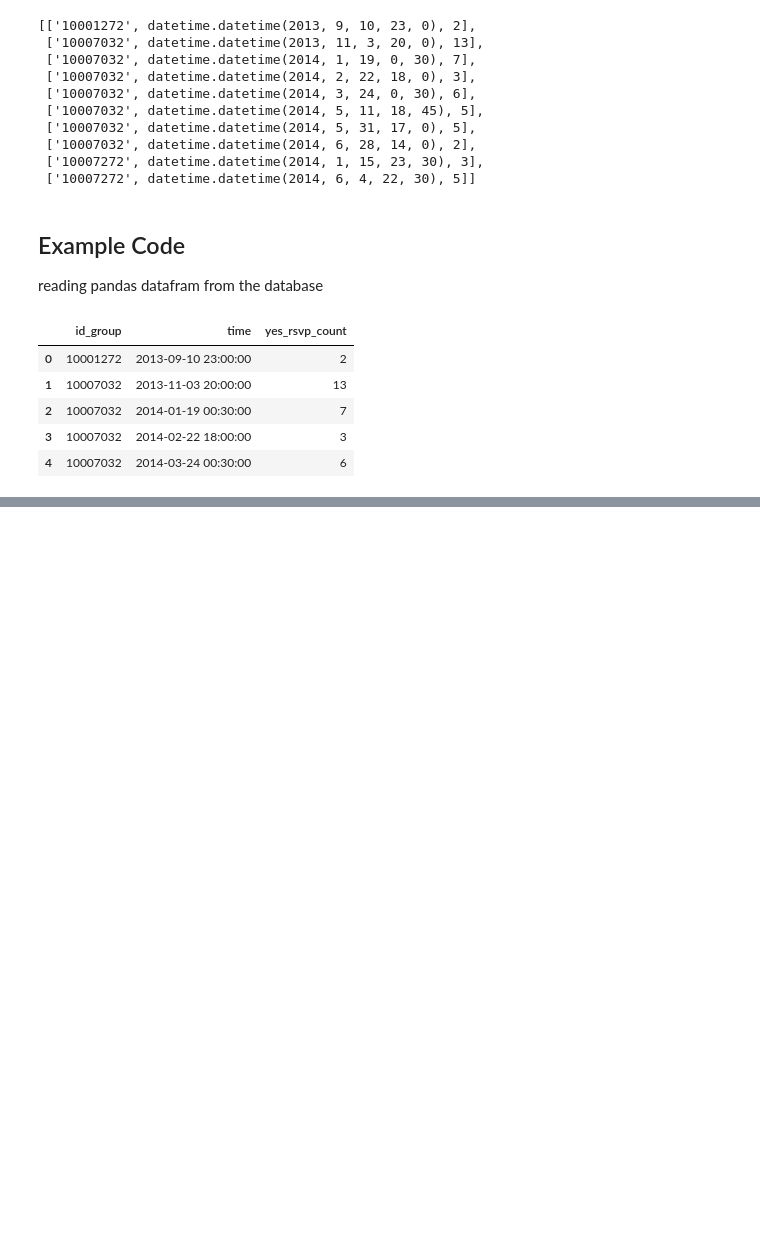
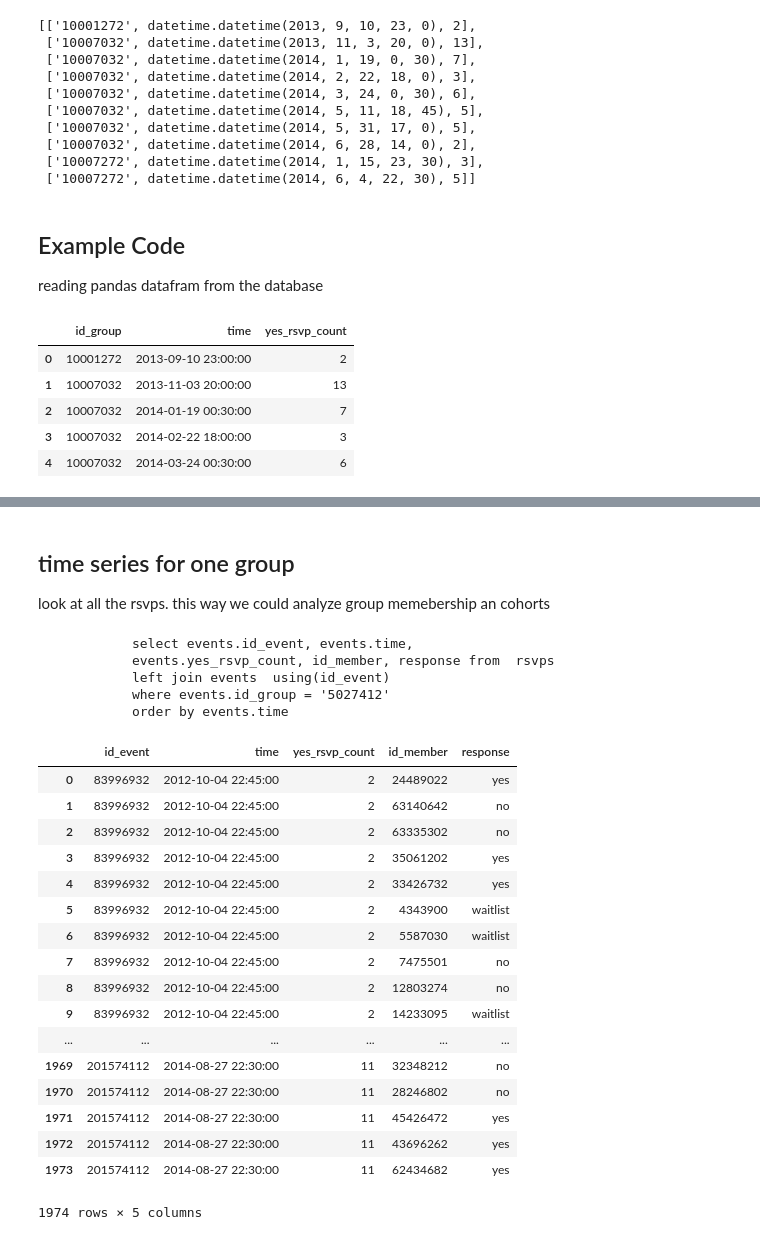
Before and after one commit to NYU-CS6313-Projects/meetupEVO, a Jupyter notebook: 30-lifetime-of-a-group/timeseries from database.ipynb, the cells around one changed output, grey strips where cells are left out. Cells and saved outputs as stored; diff of their text form; code cells hidden in the pictures; blank space fills up the shorter version.

```diff
--- a/30-lifetime-of-a-group/timeseries from database.ipynb
+++ b/30-lifetime-of-a-group/timeseries from database.ipynb
@@ -155,0 +80,42 @@ We have 5364618 rsvps for 604390 distinct events in this database
+# %% [markdown]
+## time series for one group
+
+look at all the rsvps. this way we could analyze
+group memebership an cohorts
+# %%
+id_group = "5027412"
+
+sql = db_cursor.mogrify("""
+            select events.id_event, events.time,
+            events.yes_rsvp_count, id_member, response from  rsvps
+            left join events  using(id_event)
+            where events.id_group = %(id_group)s
+            order by events.time
+            """, {"id_group": id_group})
+print sql
+df_rsvps = pd.read_sql(sql, db_conn)
+df_rsvps
+# %% [output]
+            select events.id_event, events.time,
+            events.yes_rsvp_count, id_member, response from  rsvps
+            left join events  using(id_event)
+            where events.id_group = '5027412'
+            order by events.time
+|  | id_event | time | yes_rsvp_count | id_member | response |
+| 0 | 83996932 | 2012-10-04 22:45:00 | 2 | 24489022 | yes |
+| 1 | 83996932 | 2012-10-04 22:45:00 | 2 | 63140642 | no |
+| 2 | 83996932 | 2012-10-04 22:45:00 | 2 | 63335302 | no |
+| 3 | 83996932 | 2012-10-04 22:45:00 | 2 | 35061202 | yes |
+| 4 | 83996932 | 2012-10-04 22:45:00 | 2 | 33426732 | yes |
+| 5 | 83996932 | 2012-10-04 22:45:00 | 2 | 4343900 | waitlist |
+| 6 | 83996932 | 2012-10-04 22:45:00 | 2 | 5587030 | waitlist |
+| 7 | 83996932 | 2012-10-04 22:45:00 | 2 | 7475501 | no |
+| 8 | 83996932 | 2012-10-04 22:45:00 | 2 | 12803274 | no |
+| 9 | 83996932 | 2012-10-04 22:45:00 | 2 | 14233095 | waitlist |
+| ... | ... | ... | ... | ... | ... |
+| 1969 | 201574112 | 2014-08-27 22:30:00 | 11 | 32348212 | no |
+| 1970 | 201574112 | 2014-08-27 22:30:00 | 11 | 28246802 | no |
+| 1971 | 201574112 | 2014-08-27 22:30:00 | 11 | 45426472 | yes |
+| 1972 | 201574112 | 2014-08-27 22:30:00 | 11 | 43696262 | yes |
+| 1973 | 201574112 | 2014-08-27 22:30:00 | 11 | 62434682 | yes |
+1974 rows × 5 columns
```
Also changed, not shown: parts of 15 cells of this notebook.
